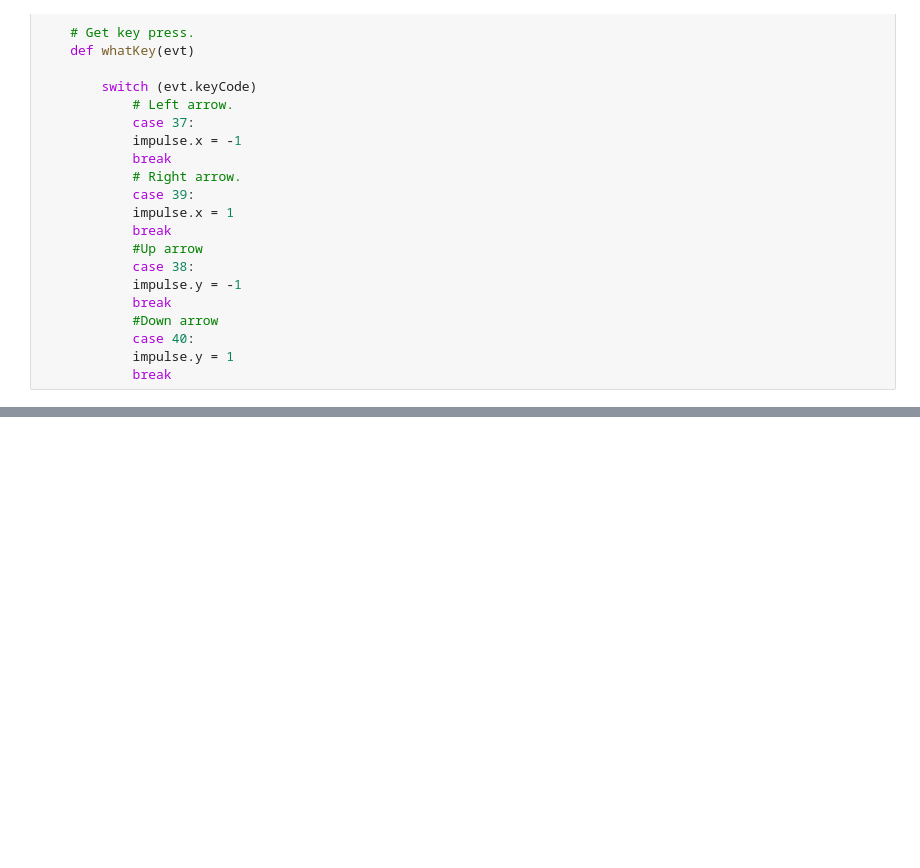
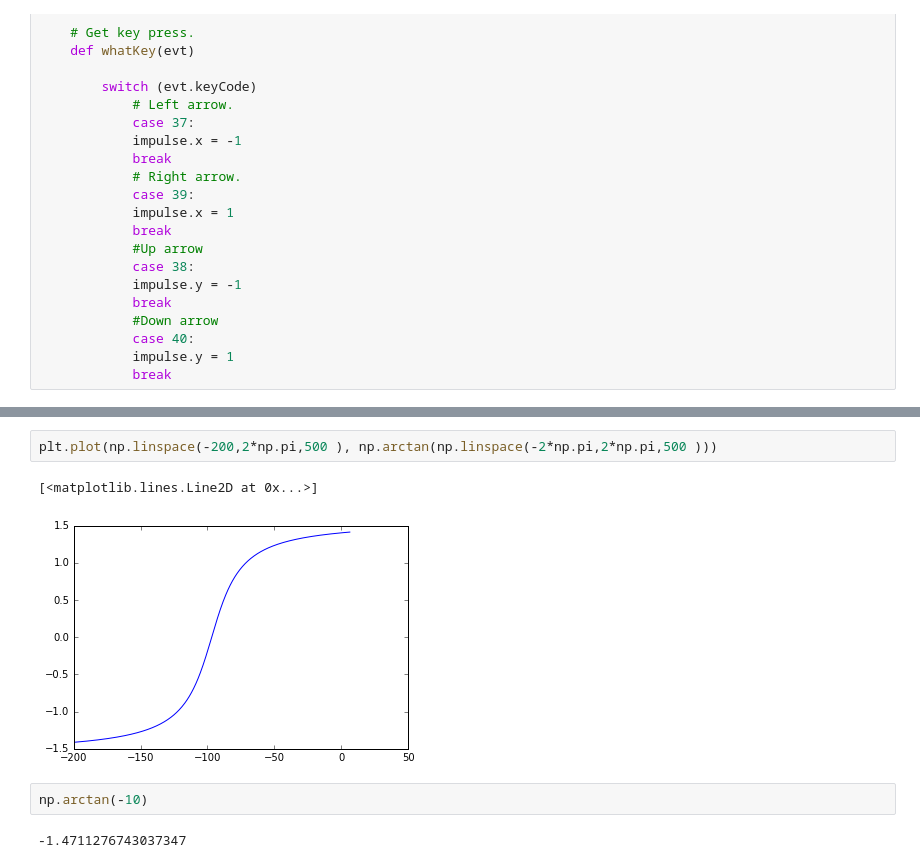
Before and after one commit to AndrewMicallef/AndrewMicallef.github.io, a Jupyter notebook: py/Polar Coordinae functions.ipynb, the cells around one changed output, grey strips where cells are left out. Cells and saved outputs as stored; diff of their text form; blank space fills up the shorter version.

```diff
--- a/py/Polar Coordinae functions.ipynb
+++ b/py/Polar Coordinae functions.ipynb
@@ -303,0 +263,9 @@ theta = sin^-1(r/x)
+# %%
+plt.plot(np.linspace(-200,2*np.pi,500 ), np.arctan(np.linspace(-2*np.pi,2*np.pi,500 )))
+# %% [output]
+[<matplotlib.lines.Line2D at 0x...>]
+[figure, added]
+# %%
+np.arctan(-10)
+# %% [output]
+-1.4711276743037347
```
Also changed, not shown: parts of 9 cells of this notebook, 3 other files.
